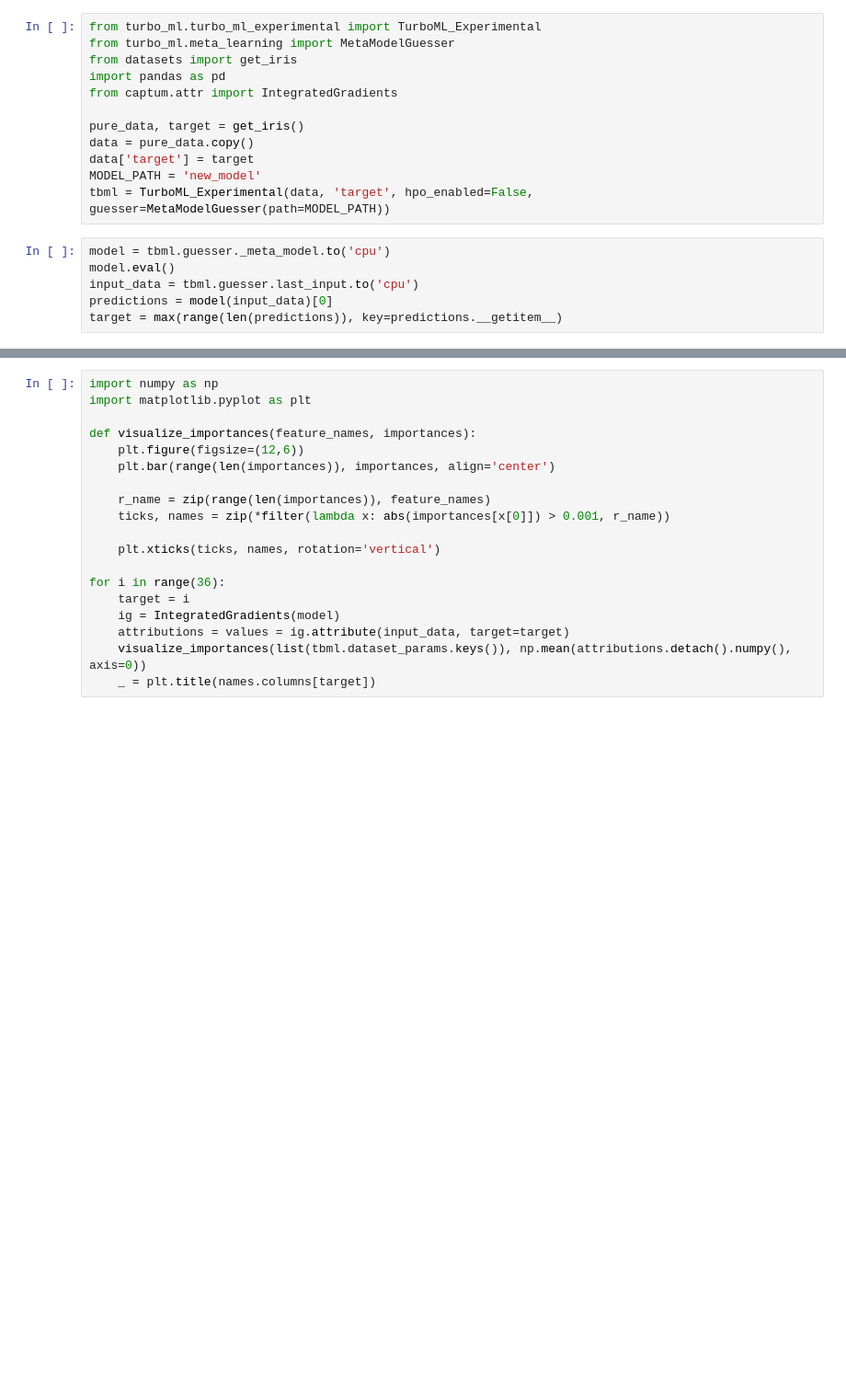
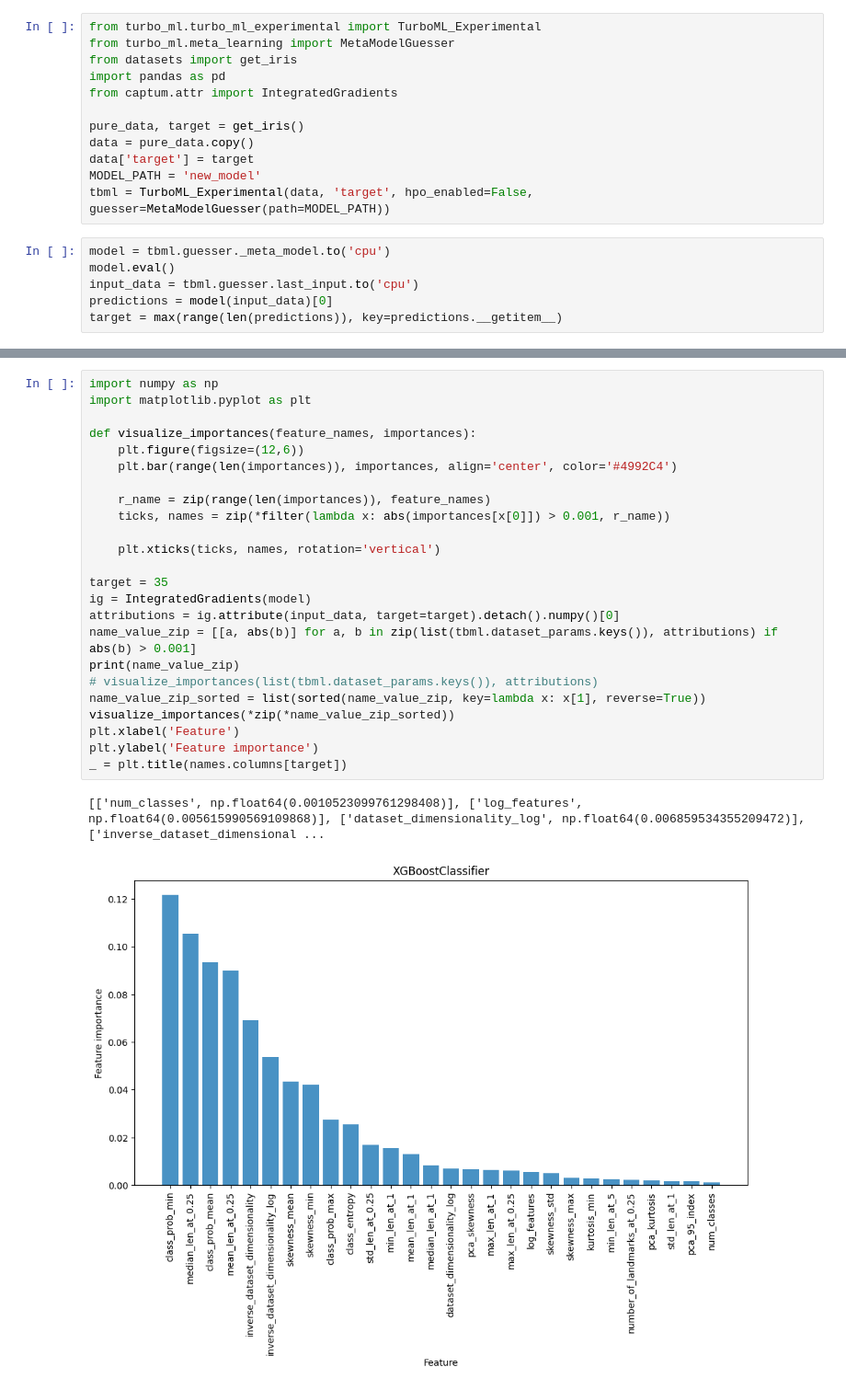
Before and after one commit to Tole-k/SageML, a Jupyter notebook: turbo_ml_analysis.ipynb, the cells around one changed output, grey strips where cells are left out. Shown at 92% size. Saved outputs shown, nothing was run; the diff lists cells and outputs as text; blank space fills up the shorter version.

Commit message:
Updated graph to look as in the original

```diff
--- a/turbo_ml_analysis.ipynb
+++ b/turbo_ml_analysis.ipynb
@@ -24,19 +26,27 @@ print(f'Chosen classifier name: {classifier_name}')
 # %%
 import numpy as np
 import matplotlib.pyplot as plt
 
 def visualize_importances(feature_names, importances):
     plt.figure(figsize=(12,6))
-    plt.bar(range(len(importances)), importances, align='center')
+    plt.bar(range(len(importances)), importances, align='center', color='#4992C4')
 
     r_name = zip(range(len(importances)), feature_names)
     ticks, names = zip(*filter(lambda x: abs(importances[x[0]]) > 0.001, r_name))
 
     plt.xticks(ticks, names, rotation='vertical')
 
-for i in range(36):
-    target = i
-    ig = IntegratedGradients(model)
-    attributions = values = ig.attribute(input_data, target=target)
-    visualize_importances(list(tbml.dataset_params.keys()), np.mean(attributions.detach().numpy(), axis=0))
-    _ = plt.title(names.columns[target])
+target = 35
+ig = IntegratedGradients(model)
+attributions = ig.attribute(input_data, target=target).detach().numpy()[0]
+name_value_zip = [[a, abs(b)] for a, b in zip(list(tbml.dataset_params.keys()), attributions) if abs(b) > 0.001]
+print(name_value_zip)
+# visualize_importances(list(tbml.dataset_params.keys()), attributions)
+name_value_zip_sorted = list(sorted(name_value_zip, key=lambda x: x[1], reverse=True))
+visualize_importances(*zip(*name_value_zip_sorted))
+plt.xlabel('Feature')
+plt.ylabel('Feature importance')
+_ = plt.title(names.columns[target])
+# %% [output]
+[['num_classes', np.float64(0.0010523099761298408)], ['log_features', np.float64(0.005615990569109868)], ['dataset_dimensionality_log', np.float64(0.006859534355209472)], ['inverse_dataset_dimensional ...
+[figure, added]
```
Also changed, not shown: parts of 1 cell of this notebook.
